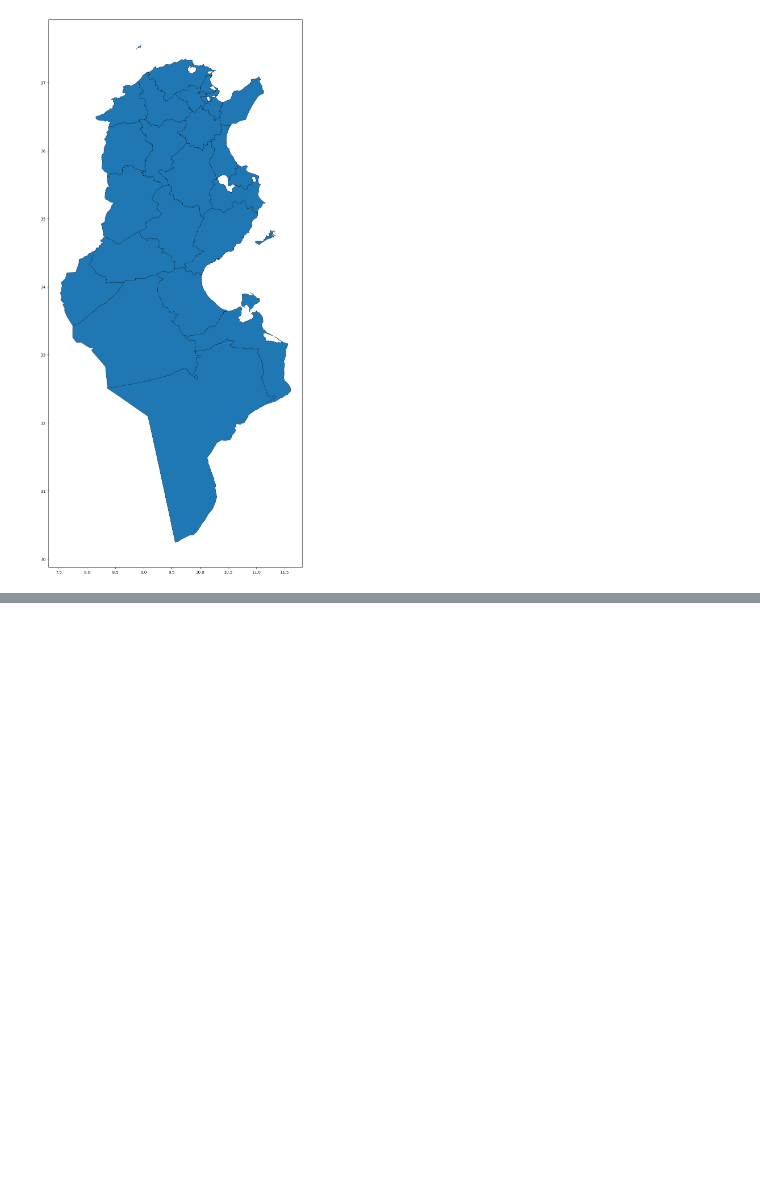
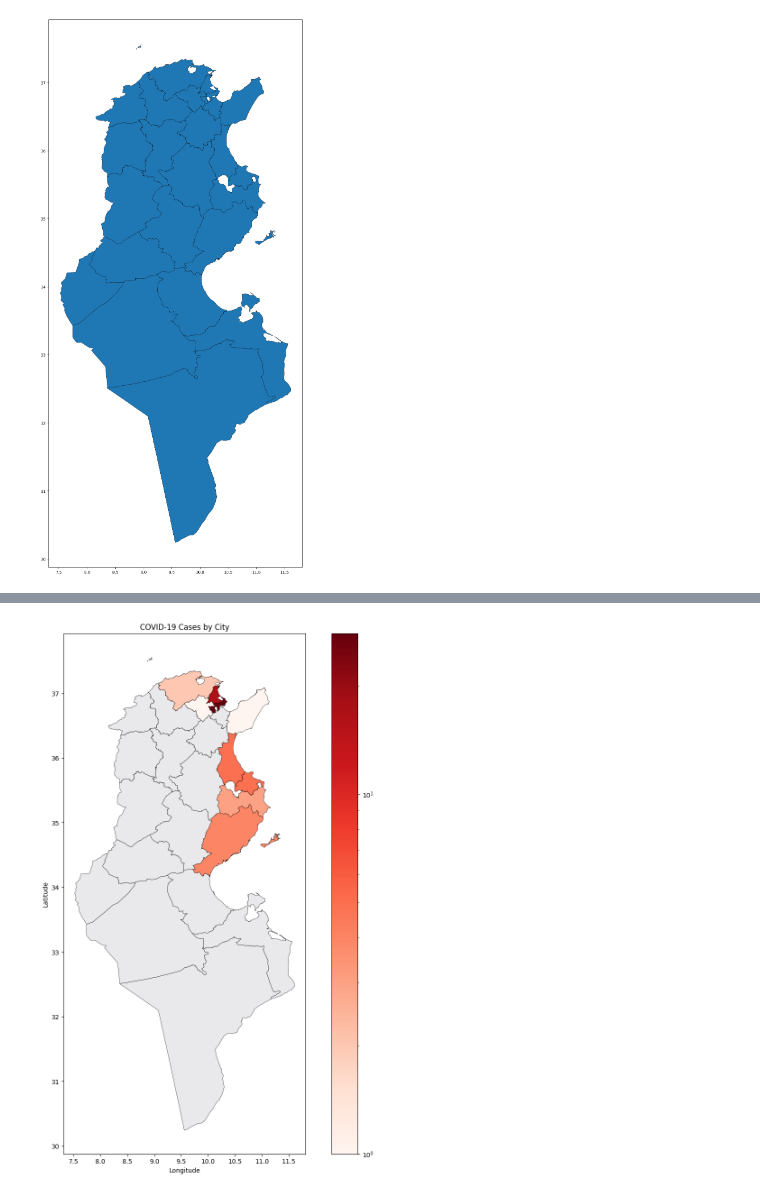
Before and after one commit to SayehOmar/Tunisia-Covid-19, a Jupyter notebook: Covid_19_Tunisia_case_study.ipynb, the cells around one changed output, grey strips where cells are left out. Saved outputs shown, nothing was run; the diff lists cells and outputs as text; code cells hidden in the pictures; blank space fills up the shorter version.

```diff
--- a/Covid_19_Tunisia_case_study.ipynb
+++ b/Covid_19_Tunisia_case_study.ipynb
@@ -217,0 +187,18 @@ cities
+# %%
+cmap = plt.get_cmap('Reds')
+norm = mcolors.LogNorm(vmin=cities['cases'].min(), vmax=cities['cases'].max())
+# %%
+fig, ax = plt.subplots(1, 1, figsize=(15, 15))
+
+
+cities.plot(column='cases', cmap=cmap, norm=norm, legend=True, ax=ax,missing_kwds={'color': '#e9e8ea'},edgecolor='black', linewidth = 0.4)
+
+# Set axis labels and title
+ax.set_xlabel('Longitude')
+ax.set_ylabel('Latitude')
+ax.set_title('COVID-19 Cases by City')
+
+# Display the map
+plt.show()
+# %% [output]
+[figure, added]
```
Also changed, not shown: parts of 6 cells of this notebook.
